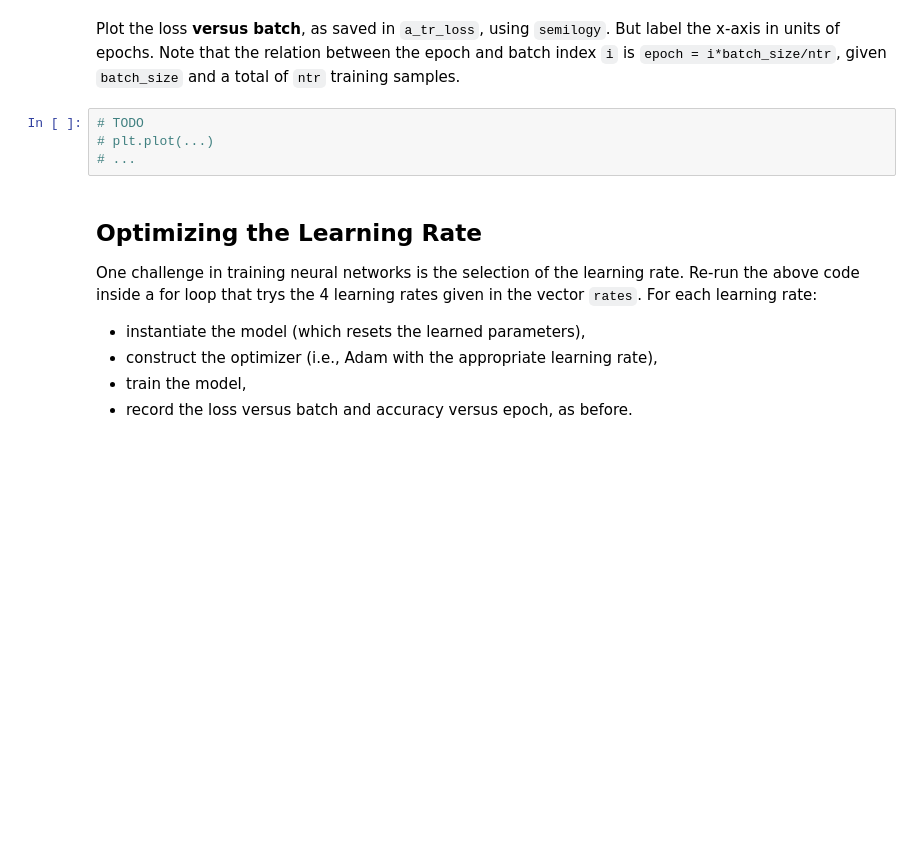
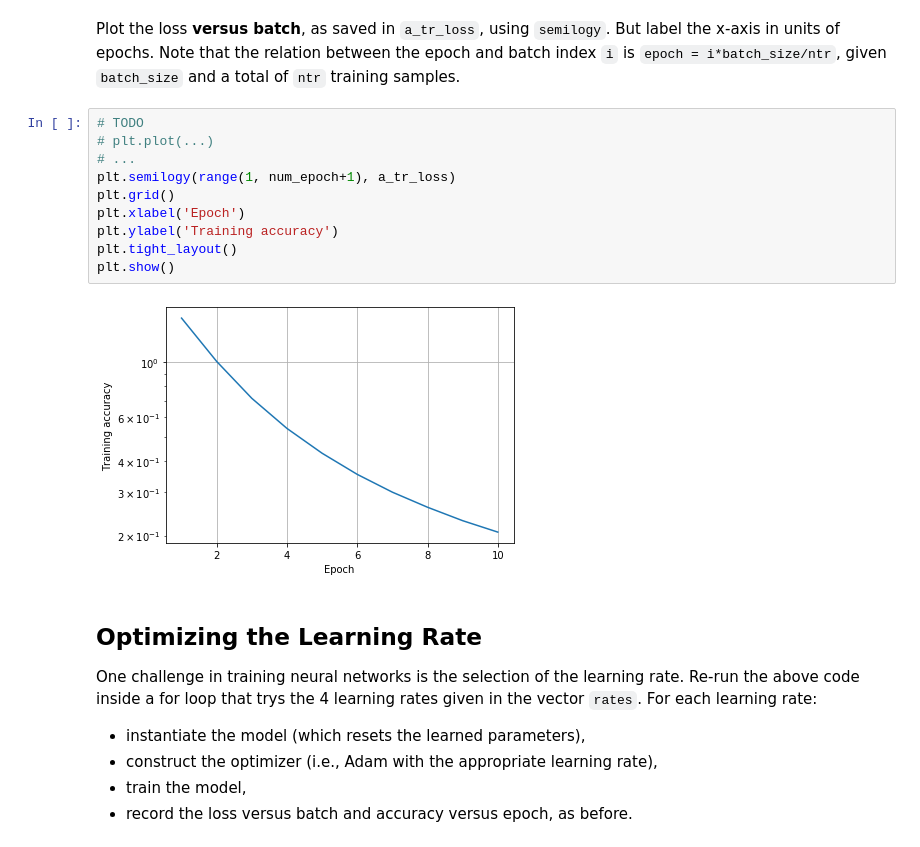
Before and after one commit to AirBud20/ECE4300Group, a Jupyter notebook: lab08_music_partial.ipynb, the cells around one changed output. Drawn from its saved outputs; the diff is of its cells as text; blank space fills up the shorter version.

```diff
--- a/lab08_music_partial.ipynb
+++ b/lab08_music_partial.ipynb
@@ -183,9 +290,17 @@ Plot the test accuracy versus epoch, as saved in `a_ts_accuracy`. You should see
 # %% [markdown]
 Plot the loss **versus batch**, as saved in `a_tr_loss`, using `semilogy`.  But label the x-axis in units of epochs.  Note that the relation between the epoch and batch index `i` is `epoch = i*batch_size/ntr`, given `batch_size` and a total of `ntr` training samples.
-# %%
-# TODO
-# plt.plot(...)
-# ...
+# %%
+# TODO
+# plt.plot(...)
+# ...
+plt.semilogy(range(1, num_epoch+1), a_tr_loss)
+plt.grid()
+plt.xlabel('Epoch')
+plt.ylabel('Training accuracy')
+plt.tight_layout()
+plt.show()
+# %% [output]
+[figure, added]
 # %% [markdown]
 ## Optimizing the Learning Rate
 
```
Also changed, not shown: parts of 14 cells of this notebook.
